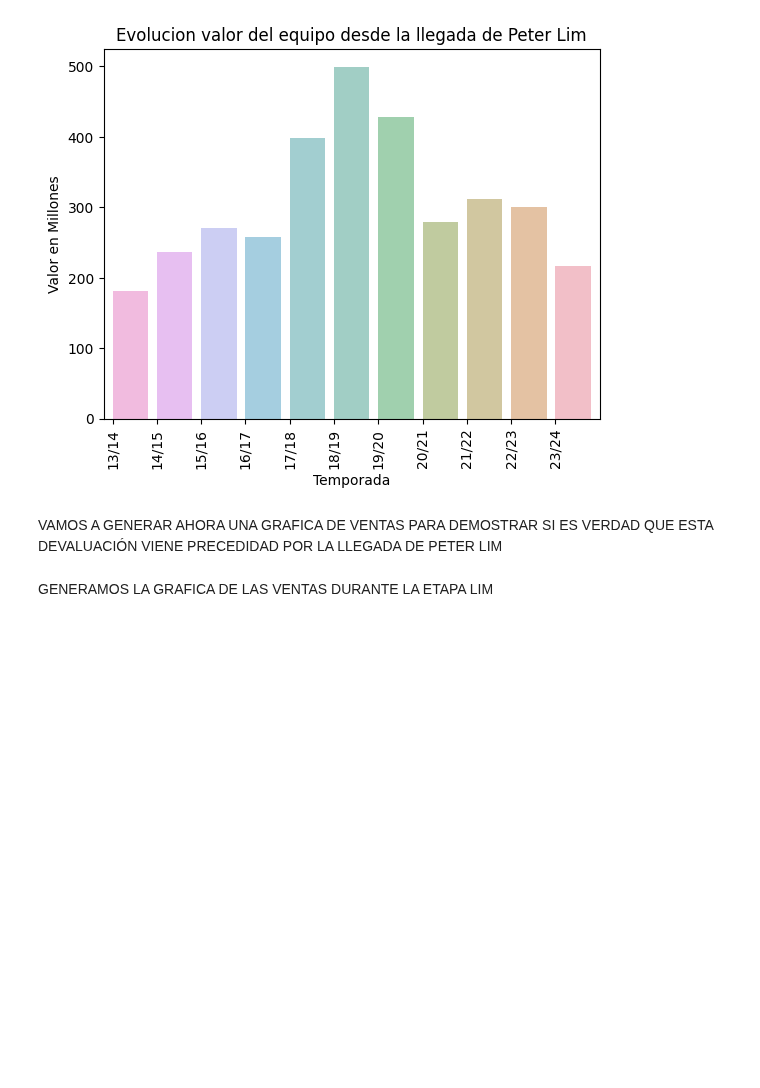
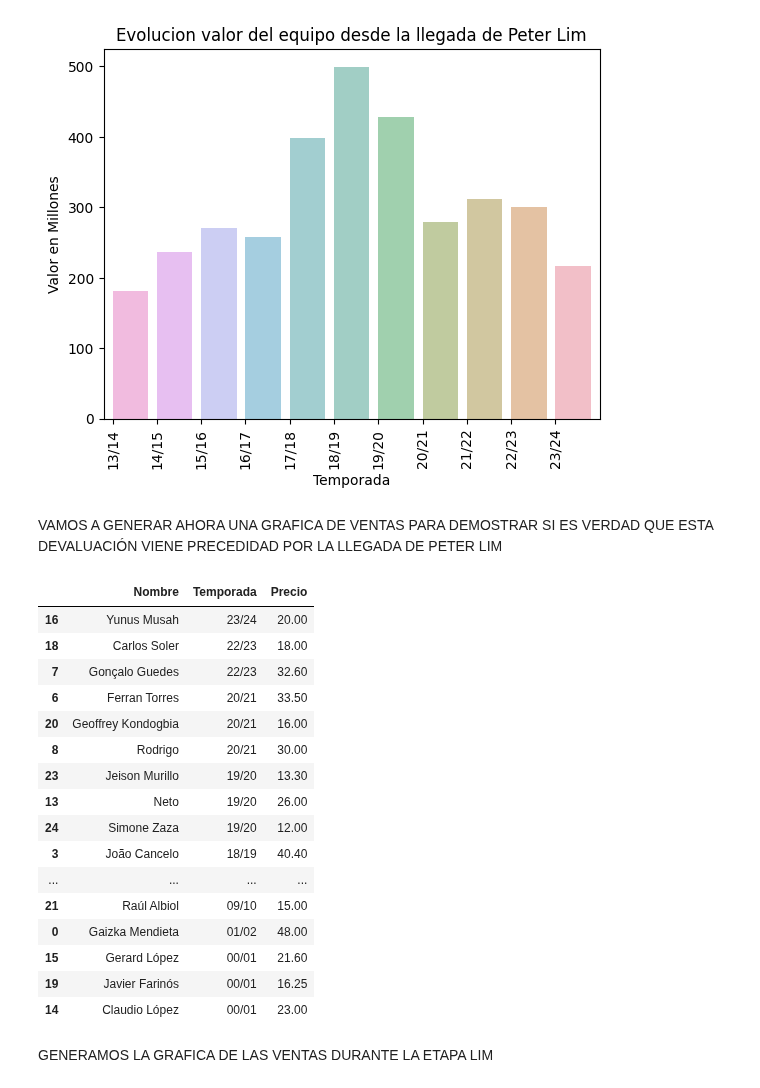
Before and after one commit to RaulSoler/ONLINE_DS_THEBRIDGE_RAULSOLER, a Jupyter notebook: Proyecto EDA/LIMGOHOME/memoria.ipynb, the cells around one changed output. Drawn from its saved outputs; the diff is of its cells as text; code cells hidden in the pictures; blank space fills up the shorter version.

```diff
--- a/Proyecto EDA/LIMGOHOME/memoria.ipynb
+++ b/Proyecto EDA/LIMGOHOME/memoria.ipynb
@@ -194,6 +194,26 @@ Ventas = pd.read_csv("DatasLimpios/MayoresVentas.csv",index_col=None )
 Ventas = Ventas.drop("Unnamed: 0", axis=1)
 # %%
 Ventas = Ventas.sort_values(by=("Temporada"), ascending=False)
+# %%
+Ventas
+# %% [output]
+|  | Nombre | Temporada | Precio |
+| 16 | Yunus Musah | 23/24 | 20.00 |
+| 18 | Carlos Soler | 22/23 | 18.00 |
+| 7 | Gonçalo Guedes | 22/23 | 32.60 |
+| 6 | Ferran Torres | 20/21 | 33.50 |
+| 20 | Geoffrey Kondogbia | 20/21 | 16.00 |
+| 8 | Rodrigo | 20/21 | 30.00 |
+| 23 | Jeison Murillo | 19/20 | 13.30 |
+| 13 | Neto | 19/20 | 26.00 |
+| 24 | Simone Zaza | 19/20 | 12.00 |
+| 3 | João Cancelo | 18/19 | 40.40 |
+| ... | ... | ... | ... |
+| 21 | Raúl Albiol | 09/10 | 15.00 |
+| 0 | Gaizka Mendieta | 01/02 | 48.00 |
+| 15 | Gerard López | 00/01 | 21.60 |
+| 19 | Javier Farinós | 00/01 | 16.25 |
+| 14 | Claudio López | 00/01 | 23.00 |
 # %% [markdown]
 GENERAMOS LA GRAFICA DE LAS VENTAS DURANTE LA ETAPA LIM
 # %%
```
Also changed, not shown: parts of 6 cells of this notebook, 5 other files.
